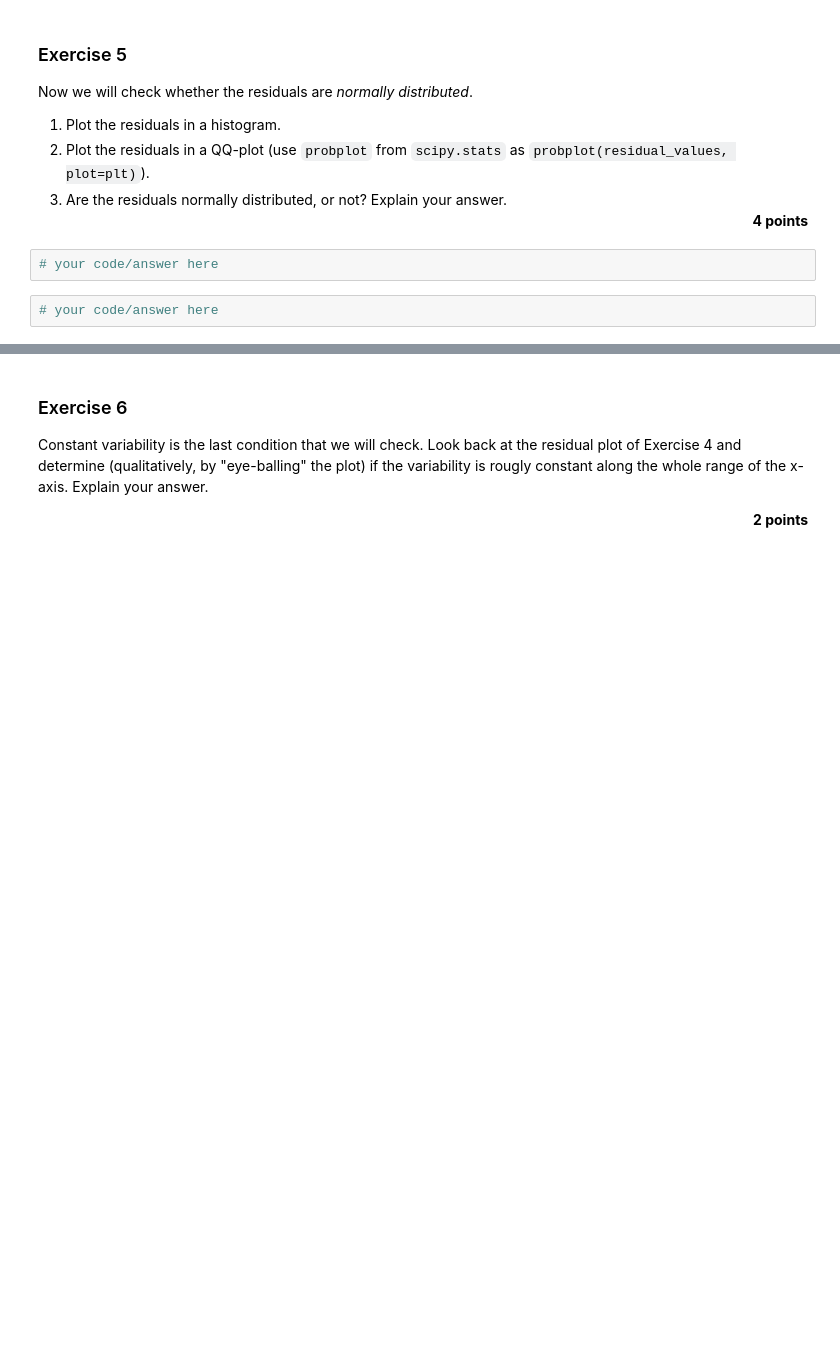
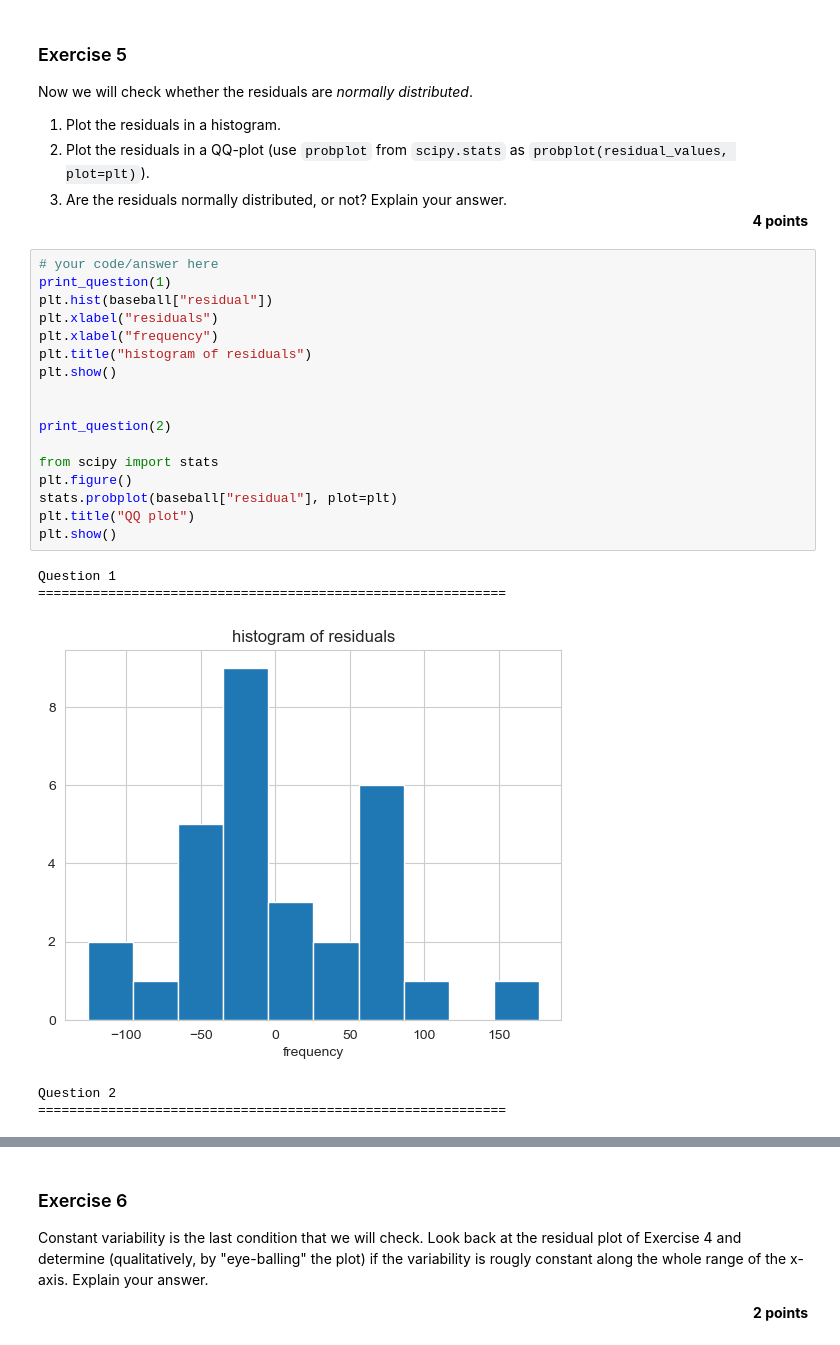
Before and after one commit to felixleopold/Frequentist-Statistics, a Jupyter notebook: FS_Assignment5/Assignment5.ipynb, the cells around one changed output, grey strips where cells are left out. Saved outputs shown, nothing was run; the diff lists cells and outputs as text; blank space fills up the shorter version.

```diff
--- a/FS_Assignment5/Assignment5.ipynb
+++ b/FS_Assignment5/Assignment5.ipynb
@@ -197,7 +256,26 @@ Now we will check whether the residuals are *normally distributed*.
 1. Plot the residuals in a histogram.
 2. Plot the residuals in a QQ-plot (use `probplot` from `scipy.stats` as `probplot(residual_values, plot=plt)`).
 3. Are the residuals normally distributed, or not? Explain your answer.<div style="text-align: right"> **4 points** </div>
-# %%
-# your code/answer here
-# %%
-# your code/answer here
+# %%
+# your code/answer here
+print_question(1)
+plt.hist(baseball["residual"])
+plt.xlabel("residuals")
+plt.xlabel("frequency")
+plt.title("histogram of residuals")
+plt.show()
+
+
+print_question(2)
+
+from scipy import stats
+plt.figure()
+stats.probplot(baseball["residual"], plot=plt)
+plt.title("QQ plot")
+plt.show()
+# %% [output]
+Question 1
+============================================================
+[figure, added]
+Question 2
+============================================================
```
Also changed, not shown: parts of 6 cells of this notebook.
